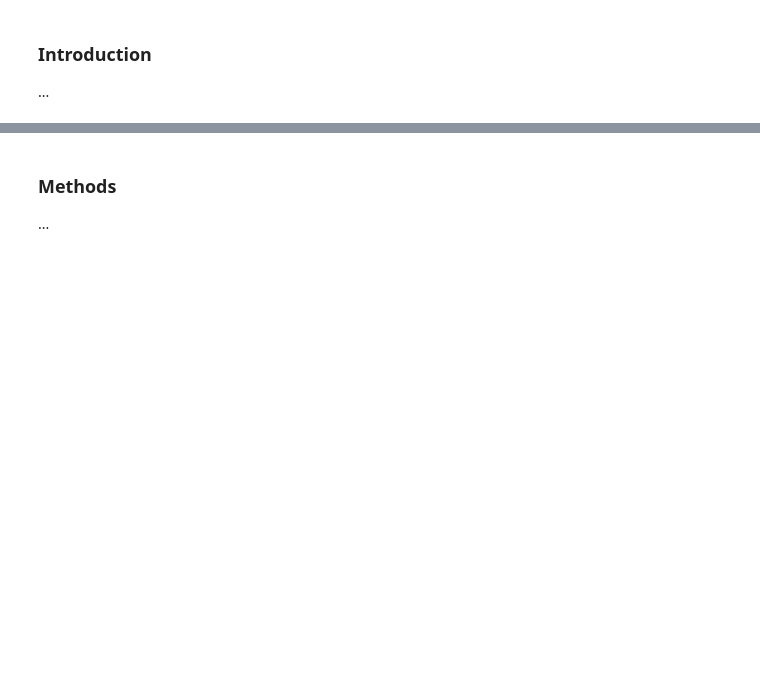
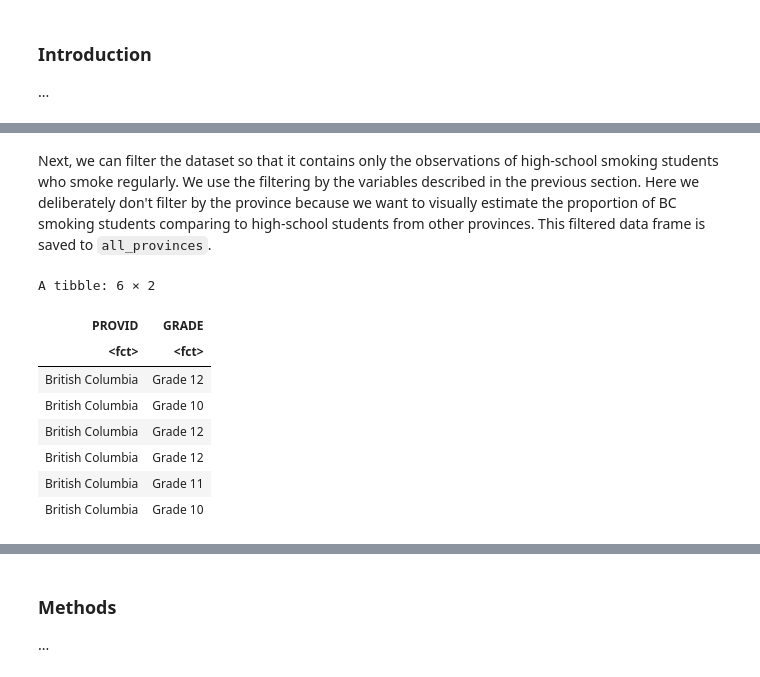
Before and after one commit to Ihor16/stat-201-project, a Jupyter notebook: Proposal.ipynb, the cells around one changed output, grey strips where cells are left out. Saved outputs shown, nothing was run; the diff lists cells and outputs as text; code cells hidden in the pictures; blank space fills up the shorter version.

```diff
--- a/Proposal.ipynb
+++ b/Proposal.ipynb
@@ -26,0 +42,31 @@ Warning message:
+# %% [markdown]
+Next, we can filter the dataset so that it contains only the observations of high-school smoking students who smoke regularly. We use the filtering by the variables described in the previous section. Here we deliberately don't filter by the province because we want to visually estimate the proportion of BC smoking students comparing to high-school students from other provinces. This filtered data frame is saved to `all_provinces`.
+# %%
+all_provinces <- data %>%
+  filter(GRADE %in% 10:12,
+         DVRES == 1 | DVRES == 3,
+         SS_010 == 1,
+         TS_011 %in% 1:2,
+         TV_010 %in% 1:2,
+         SS_030 == 1,
+         SS_040 == 1,
+         SS_060 %in% 7:8,
+         WP_030 == 3 | WP_030 == 6
+  ) %>%
+  mutate(PROVID = as_factor(PROVID),
+         GRADE = as_factor(GRADE)) %>%
+  arrange(PROVID) %>%
+  select(PROVID, GRADE)
+
+all_provinces %>%
+  tail()
+# %% [output]
+A tibble: 6 × 2
+| PROVID | GRADE |
+| <fct> | <fct> |
+| British Columbia | Grade 12 |
+| British Columbia | Grade 10 |
+| British Columbia | Grade 12 |
+| British Columbia | Grade 12 |
+| British Columbia | Grade 11 |
+| British Columbia | Grade 10 |
```
Also changed, not shown: parts of 13 cells of this notebook.
